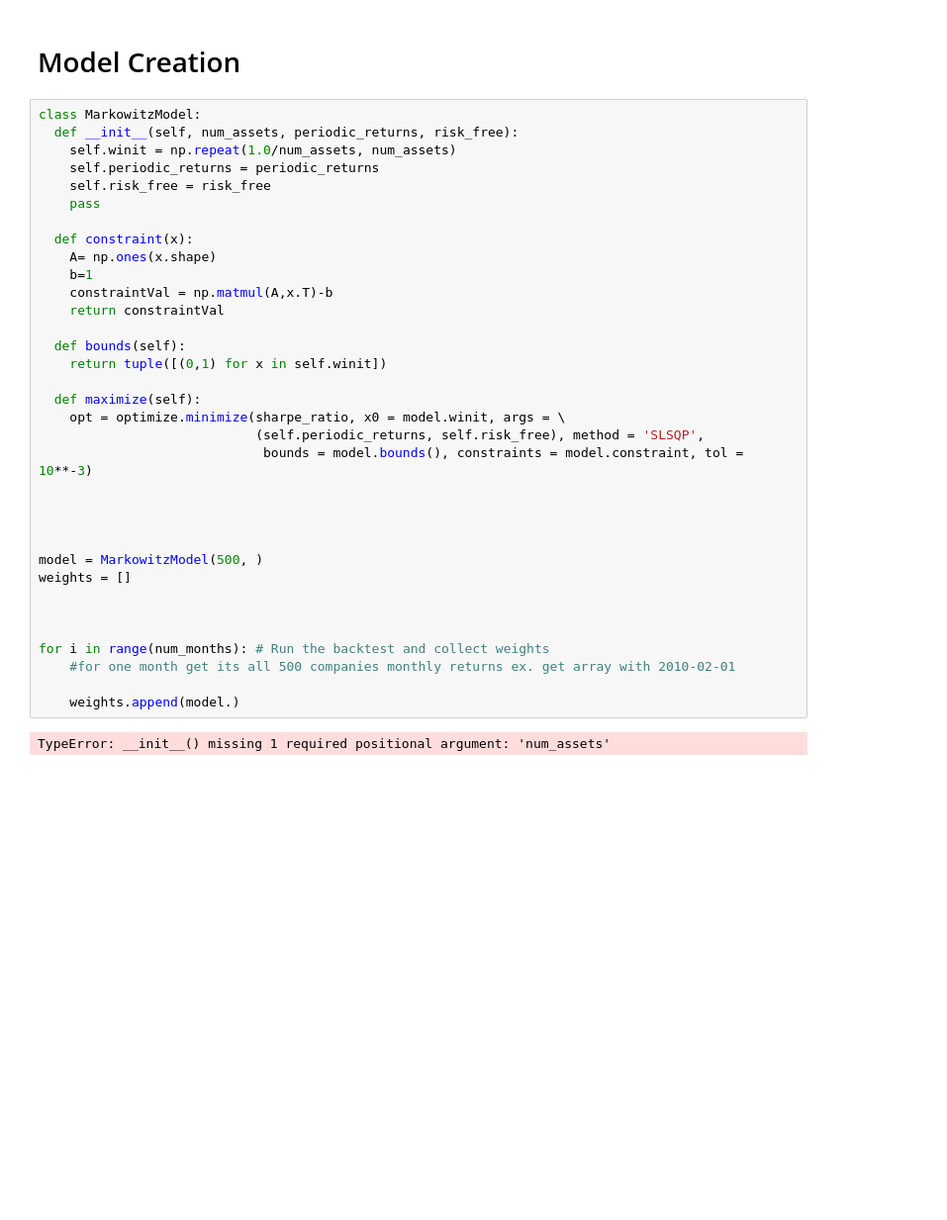
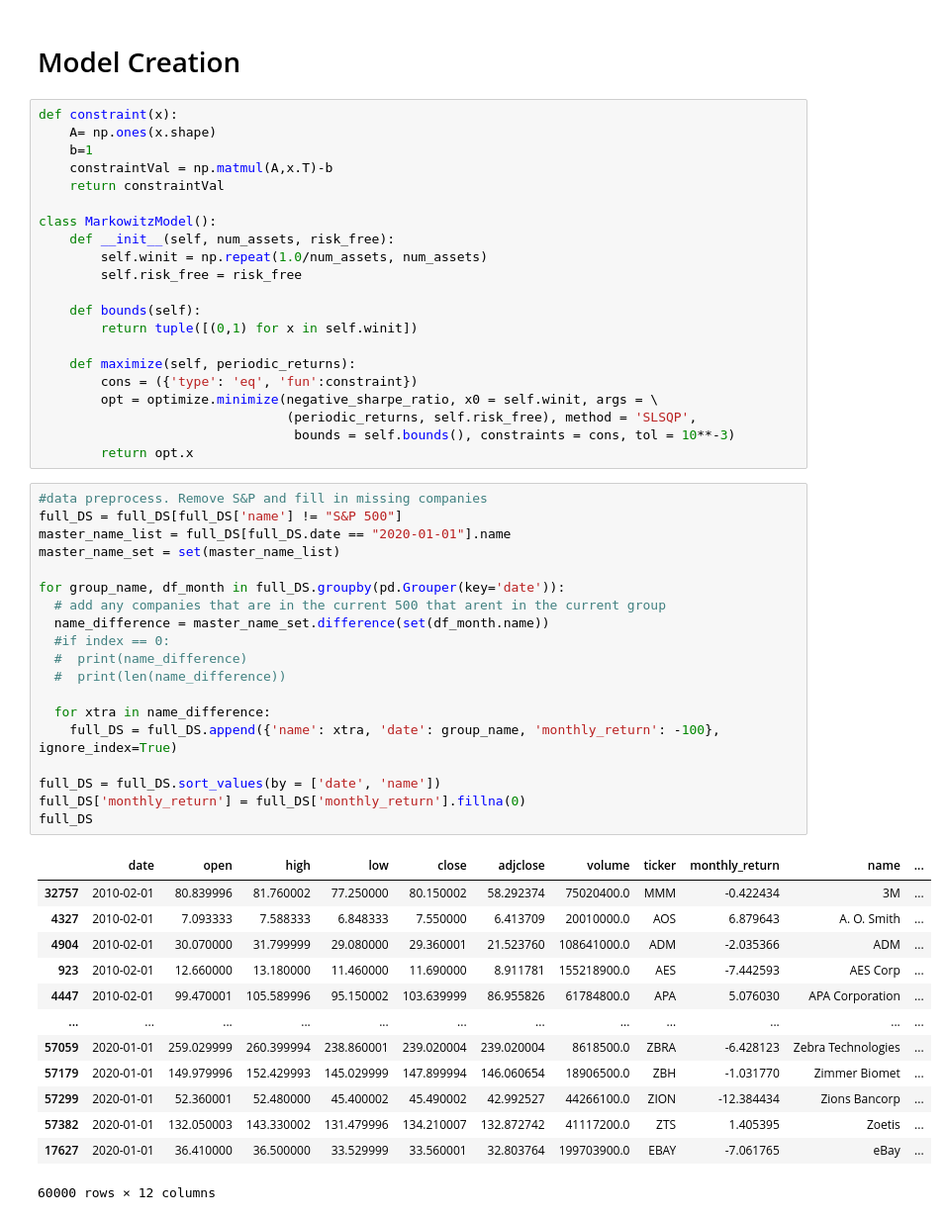
Before and after one commit to H-Cindy/CQF-Deep-Dive-Sharpe, a Jupyter notebook: Deep_dive_sharpe.ipynb, the cells around one changed output. Shown at 99% size. Drawn from its saved outputs; the diff is of its cells as text; blank space fills up the shorter version.

```diff
--- a/Deep_dive_sharpe.ipynb
+++ b/Deep_dive_sharpe.ipynb
@@ -241,38 +259,56 @@ def sharpe_ratio(periodic_weights, periodic_returns, periodic_riskfree):
 # %% [markdown]
 # Model Creation
 # %%
-class MarkowitzModel:
-  def __init__(self, num_assets, periodic_returns, risk_free):
-    self.winit = np.repeat(1.0/num_assets, num_assets)
-    self.periodic_returns = periodic_returns
-    self.risk_free = risk_free
-    pass
-
-  def constraint(x):
+def constraint(x):
     A= np.ones(x.shape)
     b=1
     constraintVal = np.matmul(A,x.T)-b
     return constraintVal
 
-  def bounds(self):
-    return tuple([(0,1) for x in self.winit])
+class MarkowitzModel():
+    def __init__(self, num_assets, risk_free):
+        self.winit = np.repeat(1.0/num_assets, num_assets)
+        self.risk_free = risk_free
 
-  def maximize(self):
-    opt = optimize.minimize(sharpe_ratio, x0 = model.winit, args = \
-                            (self.periodic_returns, self.risk_free), method = 'SLSQP',
-                             bounds = model.bounds(), constraints = model.constraint, tol = 10**-3)
+    def bounds(self):
+        return tuple([(0,1) for x in self.winit])
 
-
-
-
-model = MarkowitzModel(500, )
-weights = []
-
-
-
-for i in range(num_months): # Run the backtest and collect weights
-    #for one month get its all 500 companies monthly returns ex. get array with 2010-02-01
-
-    weights.append(model.)
+    def maximize(self, periodic_returns):
+        cons = ({'type': 'eq', 'fun':constraint})
+        opt = optimize.minimize(negative_sharpe_ratio, x0 = self.winit, args = \
+                                (periodic_returns, self.risk_free), method = 'SLSQP',
+                                 bounds = self.bounds(), constraints = cons, tol = 10**-3)
+        return opt.x
-# %% [output]
-TypeError: __init__() missing 1 required positional argument: 'num_assets'
+# %%
+#data preprocess. Remove S&P and fill in missing companies
+full_DS = full_DS[full_DS['name'] != "S&P 500"]
+master_name_list = full_DS[full_DS.date == "2020-01-01"].name
+master_name_set = set(master_name_list)
+
+for group_name, df_month in full_DS.groupby(pd.Grouper(key='date')):
+  # add any companies that are in the current 500 that arent in the current group
+  name_difference = master_name_set.difference(set(df_month.name))
+  #if index == 0:
+  #  print(name_difference)
+  #  print(len(name_difference))
+
+  for xtra in name_difference:
+    full_DS = full_DS.append({'name': xtra, 'date': group_name, 'monthly_return': -100}, ignore_index=True)
+
+full_DS = full_DS.sort_values(by = ['date', 'name'])
+full_DS['monthly_return'] = full_DS['monthly_return'].fillna(0)
+full_DS
+# %% [output]
+|  | date | open | high | low | close | adjclose | volume | ticker | monthly_return | name | ... |
+| 32757 | 2010-02-01 | 80.839996 | 81.760002 | 77.250000 | 80.150002 | 58.292374 | 75020400.0 | MMM | -0.422434 | 3M | ... |
+| 4327 | 2010-02-01 | 7.093333 | 7.588333 | 6.848333 | 7.550000 | 6.413709 | 20010000.0 | AOS | 6.879643 | A. O. Smith | ... |
+| 4904 | 2010-02-01 | 30.070000 | 31.799999 | 29.080000 | 29.360001 | 21.523760 | 108641000.0 | ADM | -2.035366 | ADM | ... |
+| 923 | 2010-02-01 | 12.660000 | 13.180000 | 11.460000 | 11.690000 | 8.911781 | 155218900.0 | AES | -7.442593 | AES Corp | ... |
+| 4447 | 2010-02-01 | 99.470001 | 105.589996 | 95.150002 | 103.639999 | 86.955826 | 61784800.0 | APA | 5.076030 | APA Corporation | ... |
+| ... | ... | ... | ... | ... | ... | ... | ... | ... | ... | ... | ... |
+| 57059 | 2020-01-01 | 259.029999 | 260.399994 | 238.860001 | 239.020004 | 239.020004 | 8618500.0 | ZBRA | -6.428123 | Zebra Technologies | ... |
+| 57179 | 2020-01-01 | 149.979996 | 152.429993 | 145.029999 | 147.899994 | 146.060654 | 18906500.0 | ZBH | -1.031770 | Zimmer Biomet | ... |
+| 57299 | 2020-01-01 | 52.360001 | 52.480000 | 45.400002 | 45.490002 | 42.992527 | 44266100.0 | ZION | -12.384434 | Zions Bancorp | ... |
+| 57382 | 2020-01-01 | 132.050003 | 143.330002 | 131.479996 | 134.210007 | 132.872742 | 41117200.0 | ZTS | 1.405395 | Zoetis | ... |
+| 17627 | 2020-01-01 | 36.410000 | 36.500000 | 33.529999 | 33.560001 | 32.803764 | 199703900.0 | EBAY | -7.061765 | eBay | ... |
+60000 rows × 12 columns
```
Also changed, not shown: parts of 16 cells of this notebook, 3 other files.
